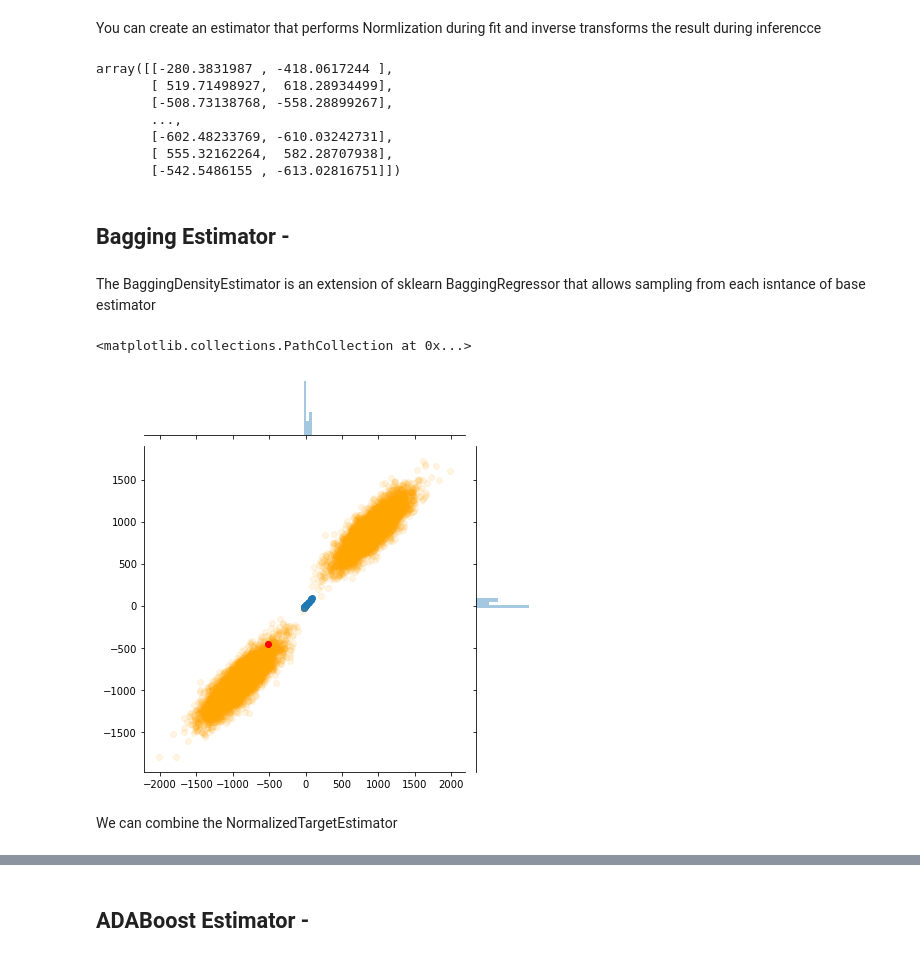
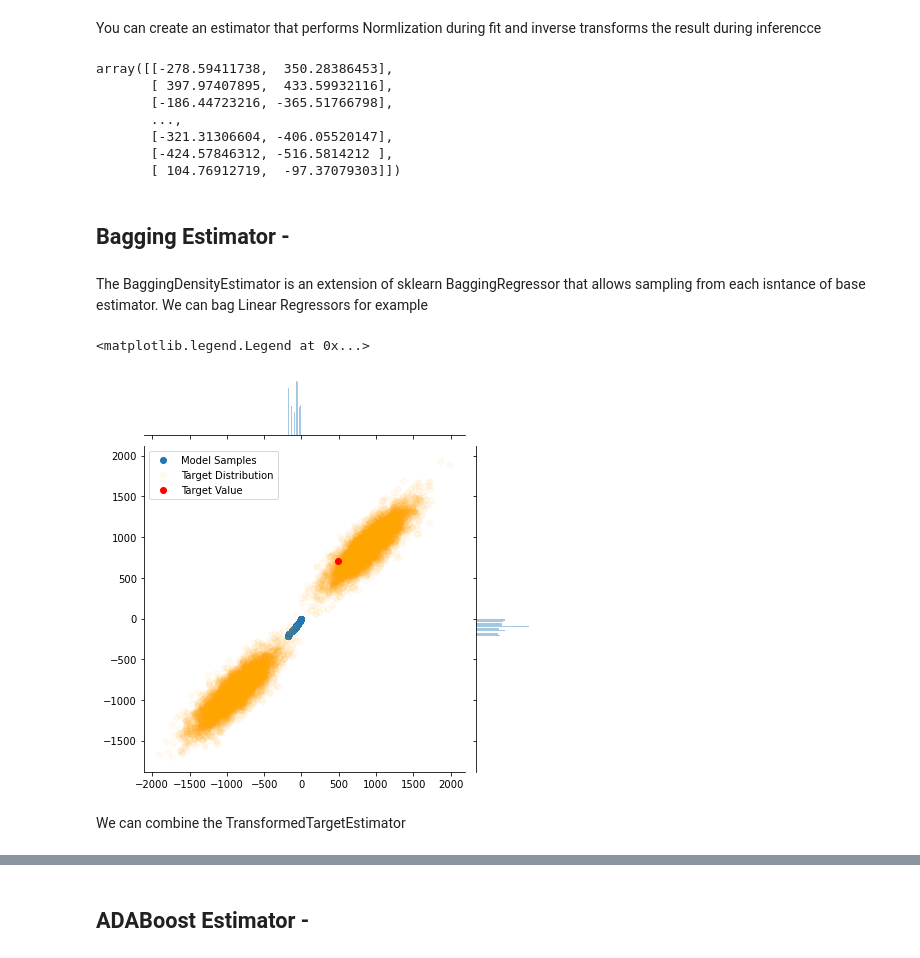
Before and after one commit to AlanGanem/scikit-density, a Jupyter notebook: notebooks/02_meta.estimators.ipynb, the cells around one changed output, grey strips where cells are left out. Saved outputs shown, nothing was run; the diff lists cells and outputs as text; code cells hidden in the pictures.

```diff
--- a/notebooks/02_meta.estimators.ipynb
+++ b/notebooks/02_meta.estimators.ipynb
@@ -60,23 +134,24 @@ You can create an estimator that performs Normlization during fit and inverse tr
 # %%
 from sklearn.linear_model import LinearRegression
 
-NormalizedTargetEstimator(LinearRegression)().fit_predict(X_train, y_train)
+TransformedTargetEstimator(LinearRegression)().fit_predict(X_train, y_train)
 # %% [output]
-array([[-280.3831987 , -418.0617244 ],
-       [ 519.71498927,  618.28934499],
-       [-508.73138768, -558.28899267],
+array([[-278.59411738,  350.28386453],
+       [ 397.97407895,  433.59932116],
+       [-186.44723216, -365.51766798],
        ...,
-       [-602.48233769, -610.03242731],
-       [ 555.32162264,  582.28707938],
-       [-542.5486155 , -613.02816751]])
+       [-321.31306604, -406.05520147],
+       [-424.57846312, -516.5814212 ],
+       [ 104.76912719,  -97.37079303]])
 # %% [markdown]
 ## Bagging Estimator -
 # %%
+#export
 def _parallel_predict_regression(estimators, estimators_features, X):
     """Private function used to compute predictions within a job."""
-    return np.concatenate([estimator.predict(X[:, features])
+    return np.array([estimator.predict(X[:, features])
                for estimator, features in zip(estimators,
-                                              estimators_features)], axis = -1)
+                                              estimators_features)])
 
 class BaggingDensityEstimator(ensemble.BaggingRegressor):
     def sample(self, X, sample_size = None, weights = None):
@@ -99,18 +174,31 @@ class BaggingDensityEstimator(ensemble.BaggingRegressor):
                 X)
             for i in range(n_jobs))
 
-
-        return all_y_hat[0]
+        if sample_size is None:
+            return np.swapaxes(all_y_hat[0], 0, 1)
+        else:
+            samples = np.swapaxes(all_y_hat[0], 0, 1)
+            samples_list = []
+            for i in range(samples.shape[0]):
+                idxs = np.random.choice([*range(samples.shape[1])], size = sample_size, p = weights)
+                samples_list.append(samples[i,idxs])
+            return np.array(samples_list)
 # %% [markdown]
-The BaggingDensityEstimator is an extension of sklearn BaggingRegressor that allows sampling from each isntance of base estimator
+The BaggingDensityEstimator is an extension of sklearn BaggingRegressor that allows sampling from each isntance of base estimator. We can bag Linear Regressors for example
 # %%
-t = BaggingDensityEstimator(LinearRegression(), n_estimators = 10).fit(X,y)
-jntplot = sns.jointplot(t.sample(X[0:1]).flatten(), t.sample(X[0:1]).flatten())
-jntplot.ax_joint.scatter(y[:,0], y[:,1], color = 'orange', alpha = 0.1)
-jntplot.ax_joint.scatter(y[0,0], y[0,1], color = 'red')
+estimator = LinearRegression()
+density_estimator = BaggingDensityEstimator(estimator, n_estimators = 10).fit(X,y)
+
+samples = density_estimator.sample(X_test[0:1], sample_size = 1000)
+
+jntplot = sns.jointplot(samples[0,:,0], samples[0,:,1], joint_kws = {'label':'Model Samples'})
+jntplot.ax_joint.scatter(y[:,0], y[:,1], color = 'orange', alpha = 0.05, label = 'Target Distribution')
+jntplot.ax_joint.scatter(y_test[0,0], y_test[0,1], color = 'red', label = 'Target Value')
+
+jntplot.ax_joint.legend()
 # %% [output]
-<matplotlib.collections.PathCollection at 0x...>
+<matplotlib.legend.Legend at 0x...>
-[figure, old version]
+[figure, new version]
 # %% [markdown]
-We can combine the NormalizedTargetEstimator
+We can combine the TransformedTargetEstimator
 # %%
```
Also changed, not shown: parts of 18 cells of this notebook, 5 other files.
